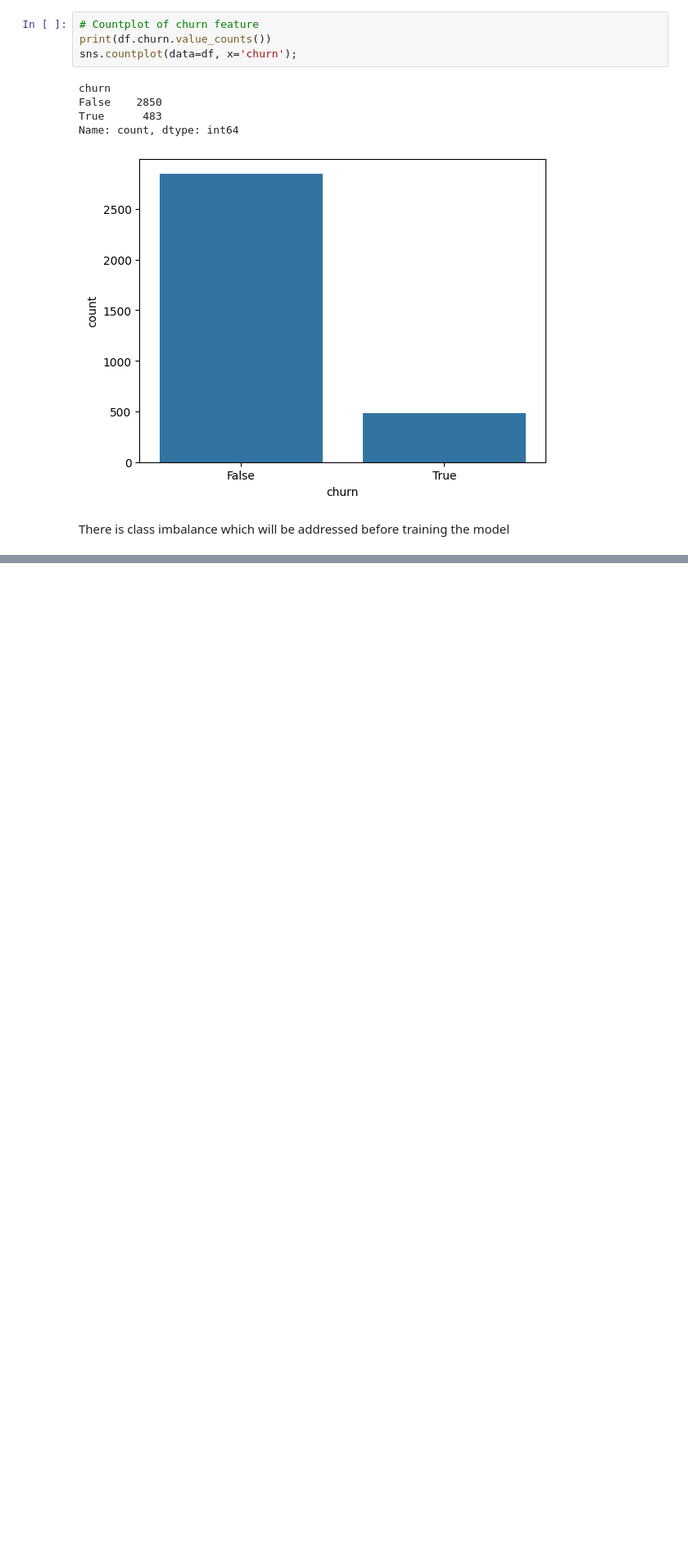
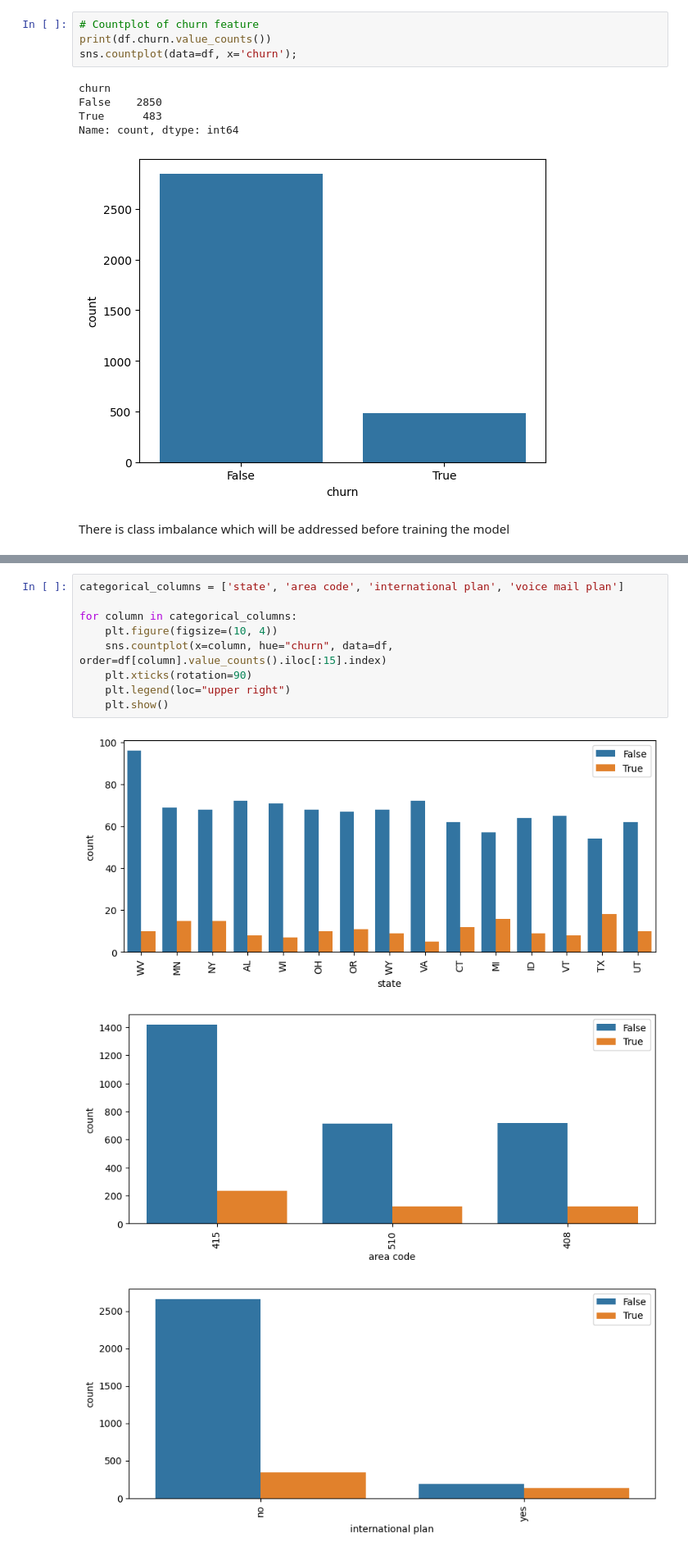
Before and after one commit to EdwinMwai/churn-analysis, a Jupyter notebook: churn.ipynb, the cells around one changed output, grey strips where cells are left out. Shown at 82% size. Saved outputs shown, nothing was run; the diff lists cells and outputs as text; blank space fills up the shorter version.

```diff
--- a/churn.ipynb
+++ b/churn.ipynb
@@ -286,0 +311,13 @@ plt.show()
+# %%
+categorical_columns = ['state', 'area code', 'international plan', 'voice mail plan']
+
+for column in categorical_columns:
+    plt.figure(figsize=(10, 4))
+    sns.countplot(x=column, hue="churn", data=df, order=df[column].value_counts().iloc[:15].index)
+    plt.xticks(rotation=90)
+    plt.legend(loc="upper right")
+    plt.show()
+# %% [output]
+[figure, added]
+[figure, added]
+[figure, added]
```
Also changed, not shown: parts of 20 cells of this notebook.
